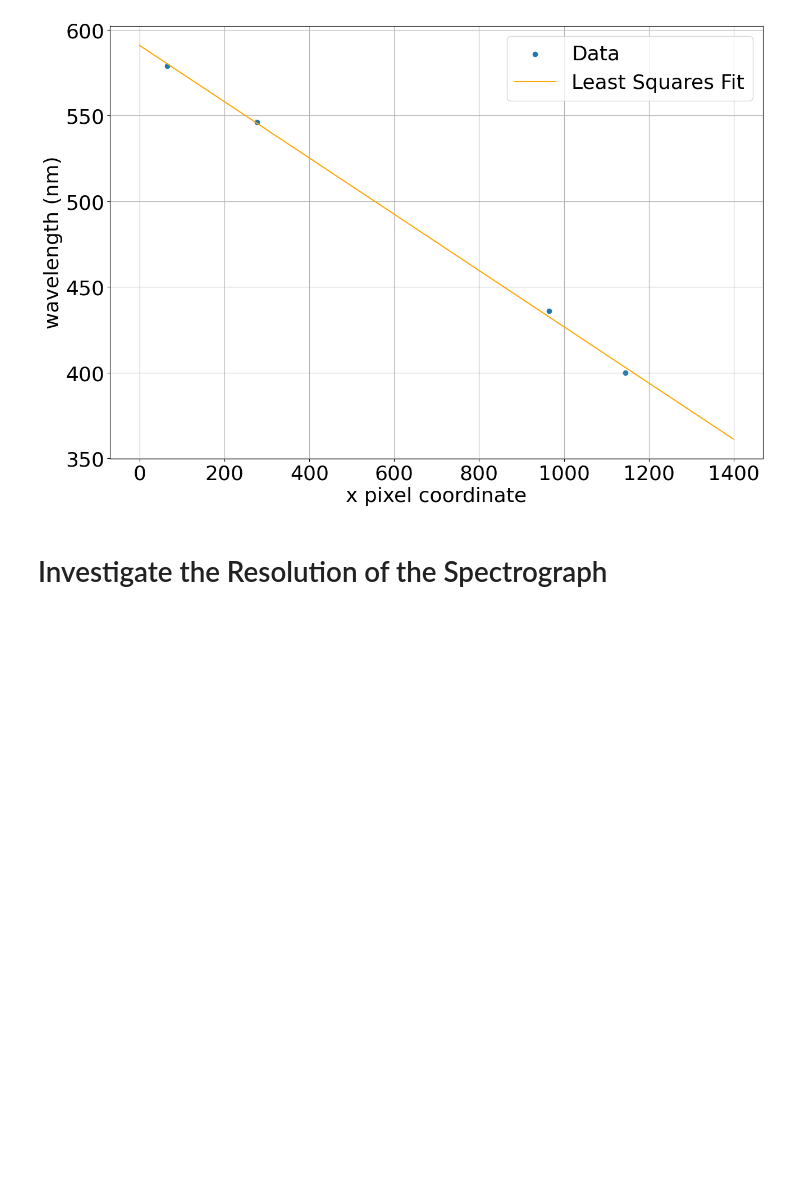
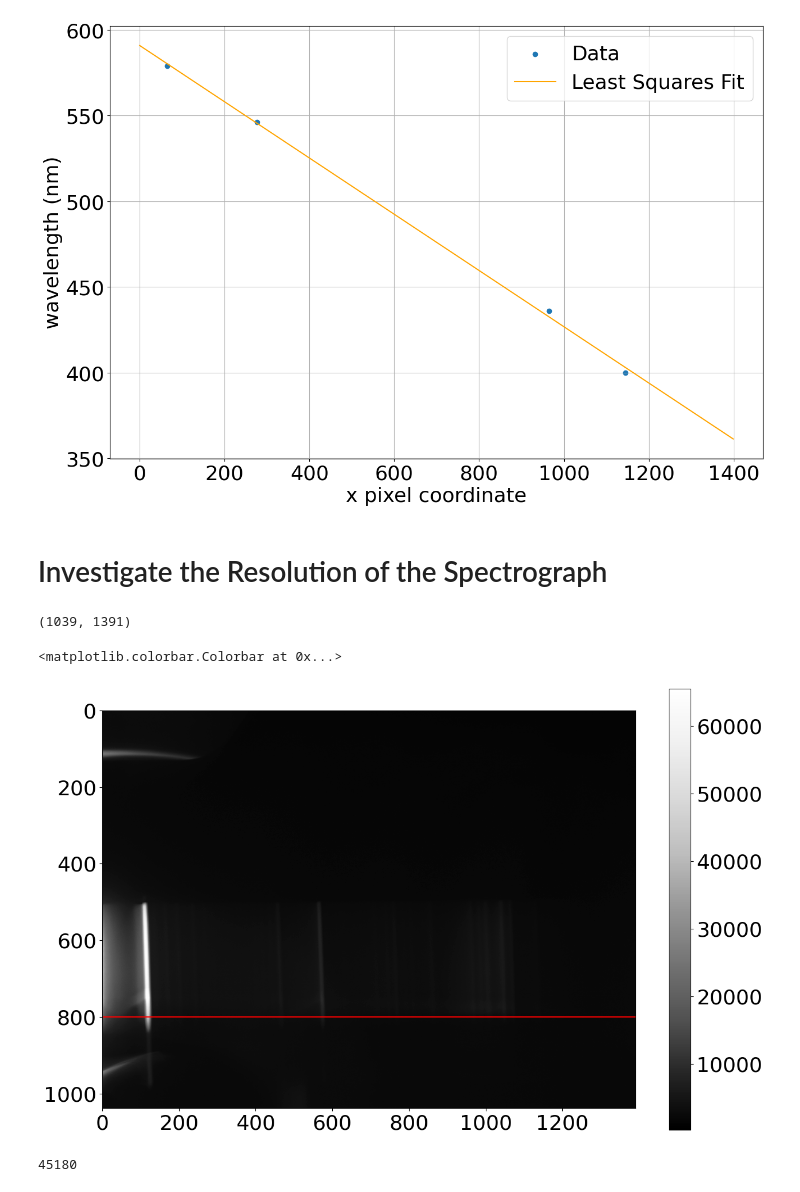
Before and after one commit to daraghhollman/UCD_PASS_Labs, a Jupyter notebook: CCDs/Python/CCDs.ipynb, the cells around one changed output. Cells and saved outputs as stored; diff of their text form; code cells hidden in the pictures; blank space fills up the shorter version.

```diff
--- a/CCDs/Python/CCDs.ipynb
+++ b/CCDs/Python/CCDs.ipynb
@@ -245,3 +247,20 @@ Text(0, 0.5, 'wavelength (nm)')
 [figure]
 # %% [markdown]
 # Investigate the Resolution of the Spectrograph
+# %%
+imageNa = fits.open(r"/home/daraghhollman/jupyter/UCD_PASS_Labs/CCDs/Data_D1/daragh_ccd/Na_Main/Na_Main/Na_204.fit")
+print(np.shape(imageNA[0].data))
+# %% [output]
+(1039, 1391)
+# %%
+plt.imshow(imageNa[0].data, cmap="Greys_r")
+plt.plot(np.arange(0, 1391, 1), [800]*(1391), color="red")
+plt.colorbar()
+# %% [output]
+<matplotlib.colorbar.Colorbar at 0x...>
+[figure, added]
+# %%
+line_valuesNa = imageNa[0].data[800]
+print(max(line_valuesNa))
+# %% [output]
+45180
```
Also changed, not shown: parts of 3 cells of this notebook.
